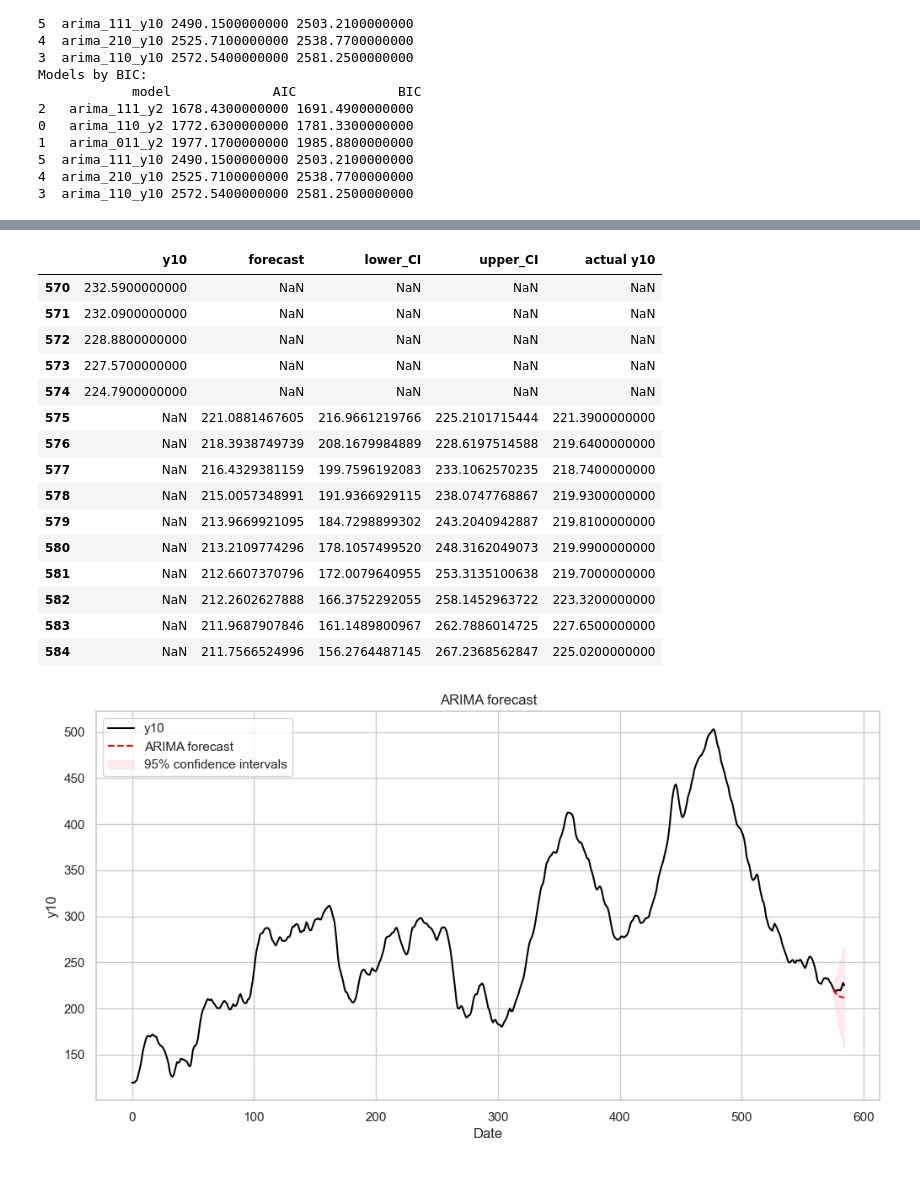
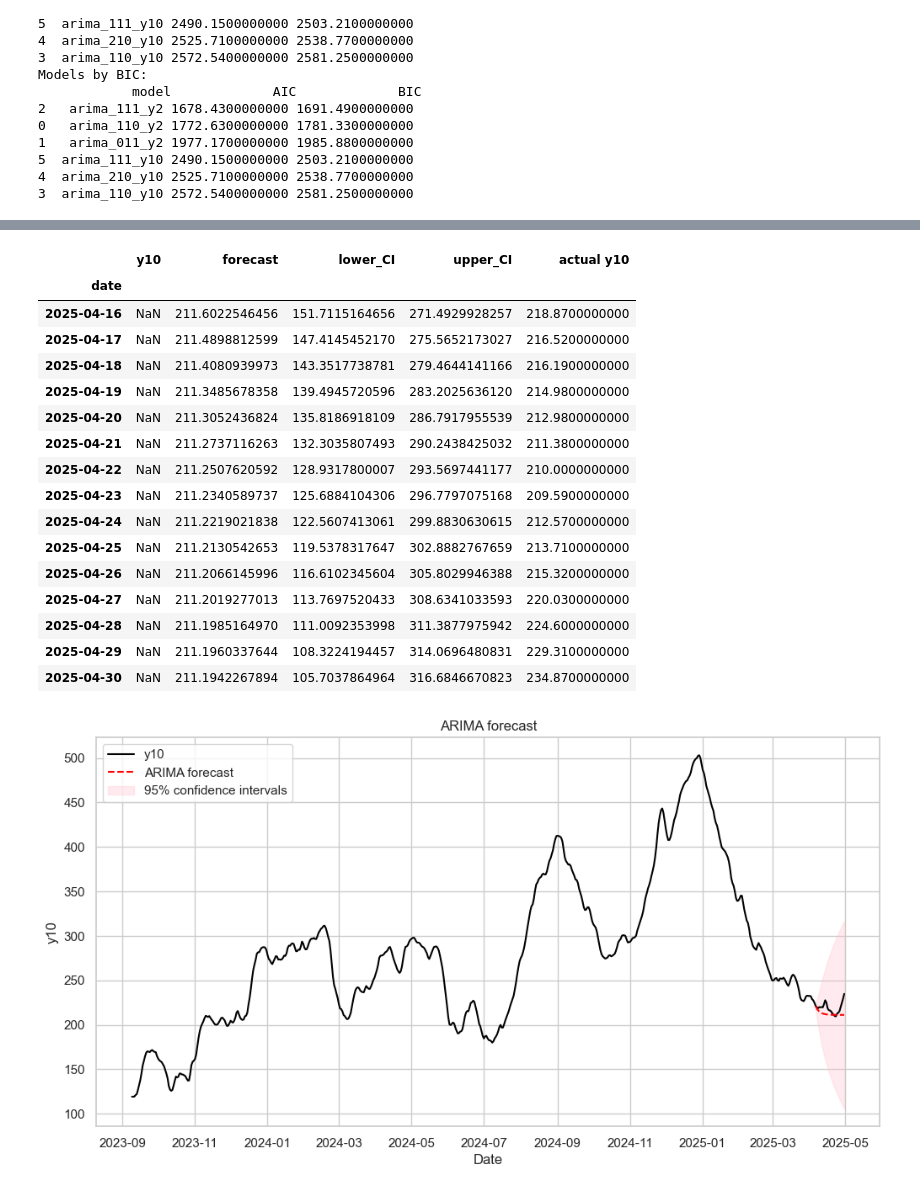
Before and after one commit to isidromoroso/TSA_project, a Jupyter notebook: Task1_JST_IMV.ipynb, the cells around one changed output, grey strips where cells are left out. Cells and saved outputs as stored; diff of their text form; code cells hidden in the pictures.

```diff
--- a/Task1_JST_IMV.ipynb
+++ b/Task1_JST_IMV.ipynb
@@ -970,20 +1958,22 @@ AMAPE:2.33%
 # %%
 # Forecast for next ten observations (2 working weeks)
-forecast_results = arima_111_y10.get_forecast(steps=10)
+forecast_results_y10 = arima_111_y10.get_forecast(steps=len(test_df))
 
 # Point forecast
-forecast_values = forecast_results.predicted_mean
+forecast_values_y10 = forecast_results_y10.predicted_mean
 
 # Confidence (by default 95%) intervals of the point forecast
-confidence_intervals = forecast_results.conf_int()
+confidence_intervals_y10 = forecast_results_y10.conf_int()
 
-forecast_df = pd.DataFrame({
-    "forecast": forecast_values,
-    "lower_CI": confidence_intervals[:, 0],
-    "upper_CI": confidence_intervals[:, 1],
-    "actual y10": coint_test_df['y10'].iloc[:10].values,
-}, index= coint_test_df.index[:10])
+forecast_df_y10 = pd.DataFrame({
+    "forecast": forecast_values_y10,
+    "lower_CI": confidence_intervals_y10[:, 0],
+    "upper_CI": confidence_intervals_y10[:, 1],
+    "actual y10": coint_test_df['y10'].values,
+}, index= coint_test_df.index)
 
-forecast_df.head()
+plot_frames['ARIMA_y10'] = forecast_df_y10.copy()   # <<< NEW LINE
+
+forecast_df_y10.head()
 # %% [output]
 |  | forecast | lower_CI | upper_CI | actual y10 |
@@ -995,55 +1986,56 @@ forecast_df.head()
 # %%
-final_df = pd.concat([coint_df[['y10']], forecast_df], axis=0)
-final_df.tail(15)
+final_df_y10 = pd.concat([coint_df[['y10']], forecast_df_y10], axis=0)
+final_df_y10.tail(15)
 # %% [output]
 |  | y10 | forecast | lower_CI | upper_CI | actual y10 |
-| 570 | 232.5900000000 | NaN | NaN | NaN | NaN |
-| 571 | 232.0900000000 | NaN | NaN | NaN | NaN |
-| 572 | 228.8800000000 | NaN | NaN | NaN | NaN |
-| 573 | 227.5700000000 | NaN | NaN | NaN | NaN |
-| 574 | 224.7900000000 | NaN | NaN | NaN | NaN |
-| 575 | NaN | 221.0881467605 | 216.9661219766 | 225.2101715444 | 221.3900000000 |
-| 576 | NaN | 218.3938749739 | 208.1679984889 | 228.6197514588 | 219.6400000000 |
-| 577 | NaN | 216.4329381159 | 199.7596192083 | 233.1062570235 | 218.7400000000 |
-| 578 | NaN | 215.0057348991 | 191.9366929115 | 238.0747768867 | 219.9300000000 |
-| 579 | NaN | 213.9669921095 | 184.7298899302 | 243.2040942887 | 219.8100000000 |
-| 580 | NaN | 213.2109774296 | 178.1057499520 | 248.3162049073 | 219.9900000000 |
-| 581 | NaN | 212.6607370796 | 172.0079640955 | 253.3135100638 | 219.7000000000 |
-| 582 | NaN | 212.2602627888 | 166.3752292055 | 258.1452963722 | 223.3200000000 |
-| 583 | NaN | 211.9687907846 | 161.1489800967 | 262.7886014725 | 227.6500000000 |
-| 584 | NaN | 211.7566524996 | 156.2764487145 | 267.2368562847 | 225.0200000000 |
+| date |  |  |  |  |  |
+| 2025-04-16 | NaN | 211.6022546456 | 151.7115164656 | 271.4929928257 | 218.8700000000 |
+| 2025-04-17 | NaN | 211.4898812599 | 147.4145452170 | 275.5652173027 | 216.5200000000 |
+| 2025-04-18 | NaN | 211.4080939973 | 143.3517738781 | 279.4644141166 | 216.1900000000 |
+| 2025-04-19 | NaN | 211.3485678358 | 139.4945720596 | 283.2025636120 | 214.9800000000 |
+| 2025-04-20 | NaN | 211.3052436824 | 135.8186918109 | 286.7917955539 | 212.9800000000 |
+| 2025-04-21 | NaN | 211.2737116263 | 132.3035807493 | 290.2438425032 | 211.3800000000 |
+| 2025-04-22 | NaN | 211.2507620592 | 128.9317800007 | 293.5697441177 | 210.0000000000 |
+| 2025-04-23 | NaN | 211.2340589737 | 125.6884104306 | 296.7797075168 | 209.5900000000 |
+| 2025-04-24 | NaN | 211.2219021838 | 122.5607413061 | 299.8830630615 | 212.5700000000 |
+| 2025-04-25 | NaN | 211.2130542653 | 119.5378317647 | 302.8882767659 | 213.7100000000 |
+| 2025-04-26 | NaN | 211.2066145996 | 116.6102345604 | 305.8029946388 | 215.3200000000 |
+| 2025-04-27 | NaN | 211.2019277013 | 113.7697520433 | 308.6341033593 | 220.0300000000 |
+| 2025-04-28 | NaN | 211.1985164970 | 111.0092353998 | 311.3877975942 | 224.6000000000 |
+| 2025-04-29 | NaN | 211.1960337644 | 108.3224194457 | 314.0696480831 | 229.3100000000 |
+| 2025-04-30 | NaN | 211.1942267894 | 105.7037864964 | 316.6846670823 | 234.8700000000 |
 # %%
 plt.figure(figsize=(12, 6))
 
 # Plot the true values (in-sample + hold-out actuals)
-plt.plot(final_df.index,
-         final_df["y10"].combine_first(final_df["actual y10"]),
+plt.plot(final_df_y10.index,
+         final_df_y10["y10"].combine_first(final_df_y10["actual y10"]),
          label="y10",
          color="black",
          linestyle="-")
 
 # Plot the forecast
-plt.plot(final_df.index,
-         final_df["forecast"],
+plt.plot(final_df_y10.index,
+         final_df_y10["forecast"],
          label="ARIMA forecast",
          color="red",
          linestyle="dashed")
 
 # Plot the confidence intervals
-plt.fill_between(final_df.index,
-                 final_df["lower_CI"],
-                 final_df["upper_CI"],
+plt.fill_between(final_df_y10.index,
+                 final_df_y10["lower_CI"],
+                 final_df_y10["upper_CI"],
                  color='pink',
                  alpha=0.3,
                  label="95% confidence intervals")
 
 plt.title("ARIMA forecast")
 plt.xlabel("Date")
 plt.ylabel("y10")
 plt.legend()
 plt.grid(True)
 # %% [output]
-[figure, old version]
+[figure, new version]
 # %%
 plt.figure(figsize=(12, 6))
 
```
Also changed, not shown: parts of 109 cells of this notebook, 1 other file.
